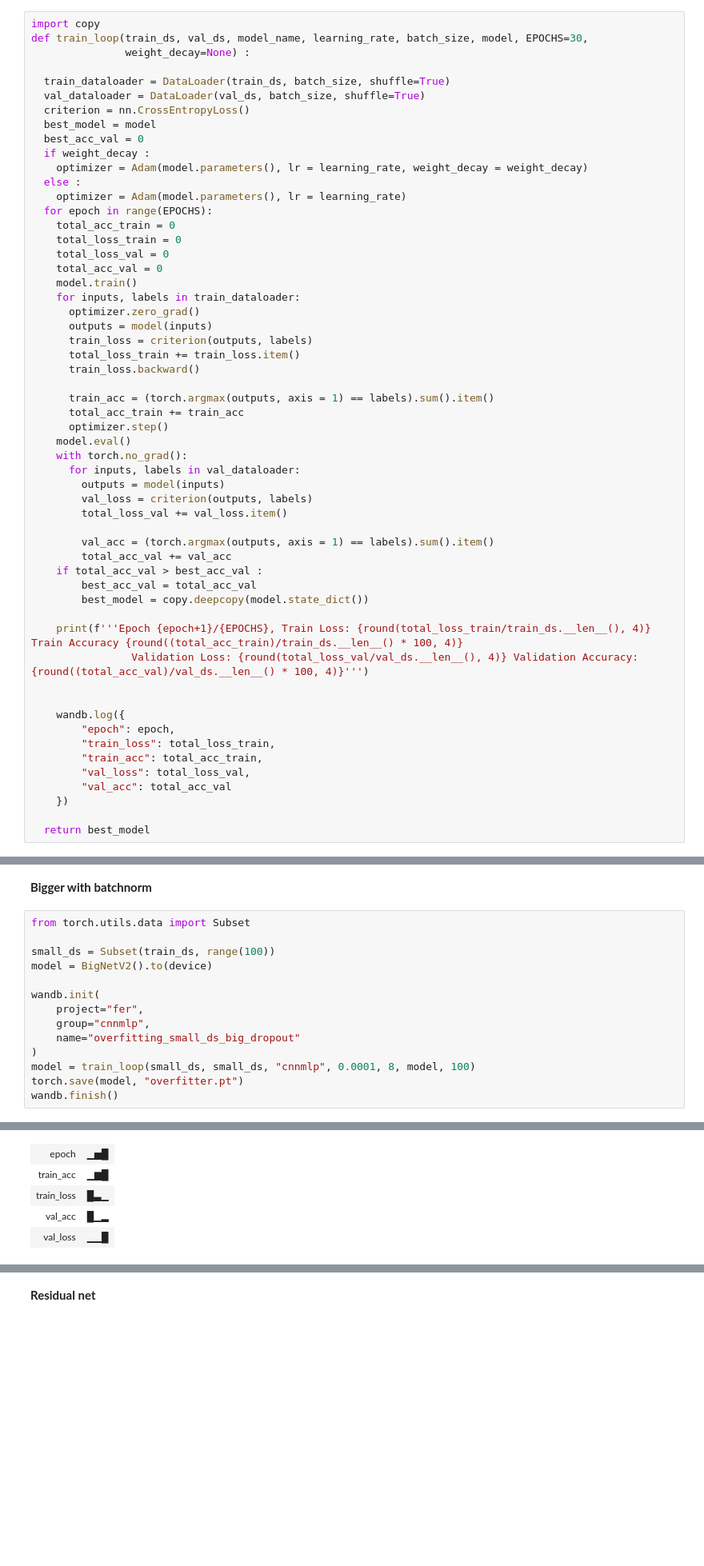
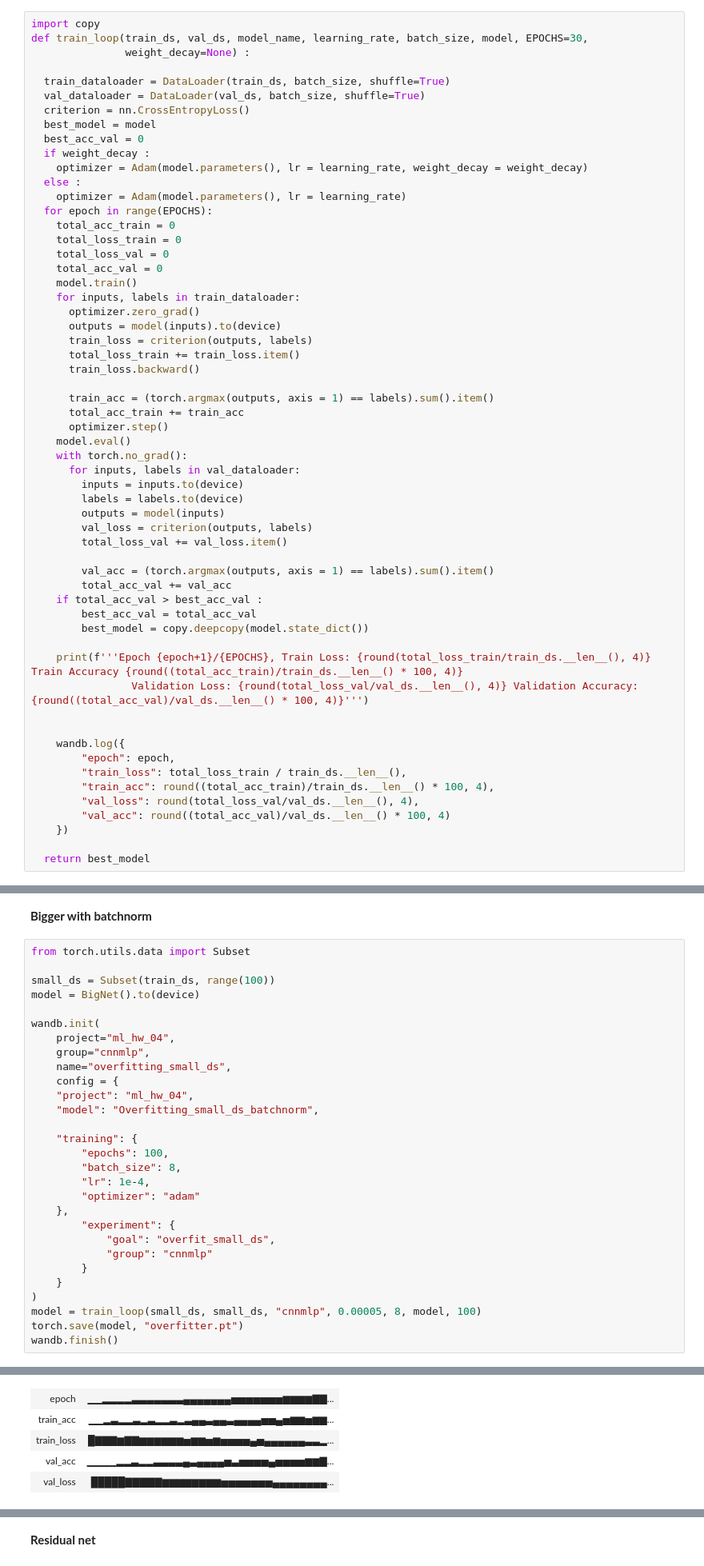
Before and after one commit to icosahedron31/Facial-Expression-Recognition, a Jupyter notebook: CNNMLP.ipynb, the cells around one changed output, grey strips where cells are left out. Shown at 80% size. Cells and saved outputs as stored; diff of their text form; blank space fills up the shorter version.

```diff
--- a/CNNMLP.ipynb
+++ b/CNNMLP.ipynb
@@ -351,7 +365,7 @@ def train_loop(train_ds, val_ds, model_name, learning_rate, batch_size, model, E
     model.train()
     for inputs, labels in train_dataloader:
       optimizer.zero_grad()
-      outputs = model(inputs)
+      outputs = model(inputs).to(device)
       train_loss = criterion(outputs, labels)
       total_loss_train += train_loss.item()
       train_loss.backward()
@@ -362,6 +376,8 @@ def train_loop(train_ds, val_ds, model_name, learning_rate, batch_size, model, E
     model.eval()
     with torch.no_grad():
       for inputs, labels in val_dataloader:
+        inputs = inputs.to(device)
+        labels = labels.to(device)
         outputs = model(inputs)
         val_loss = criterion(outputs, labels)
         total_loss_val += val_loss.item()
@@ -378,10 +394,10 @@ def train_loop(train_ds, val_ds, model_name, learning_rate, batch_size, model, E
 
     wandb.log({
         "epoch": epoch,
-        "train_loss": total_loss_train,
-        "train_acc": total_acc_train,
-        "val_loss": total_loss_val,
-        "val_acc": total_acc_val
+        "train_loss": total_loss_train / train_ds.__len__(),
+        "train_acc": round((total_acc_train)/train_ds.__len__() * 100, 4),
+        "val_loss": round(total_loss_val/val_ds.__len__(), 4),
+        "val_acc": round((total_acc_val)/val_ds.__len__() * 100, 4)
     })
 
   return best_model
@@ -468,24 +661,39 @@ wandb.finish()
 # %%
 from torch.utils.data import Subset
 
 small_ds = Subset(train_ds, range(100))
-model = BigNetV2().to(device)
+model = BigNet().to(device)
 
 wandb.init(
-    project="fer",
+    project="ml_hw_04",
     group="cnnmlp",
-    name="overfitting_small_ds_big_dropout"
+    name="overfitting_small_ds",
+    config = {
+    "project": "ml_hw_04",
+    "model": "Overfitting_small_ds_batchnorm",
+
+    "training": {
+        "epochs": 100,
+        "batch_size": 8,
+        "lr": 1e-4,
+        "optimizer": "adam"
+    },
+        "experiment": {
+            "goal": "overfit_small_ds",
+            "group": "cnnmlp"
+        }
+    }
 )
-model = train_loop(small_ds, small_ds, "cnnmlp", 0.0001, 8, model, 100)
+model = train_loop(small_ds, small_ds, "cnnmlp", 0.00005, 8, model, 100)
 torch.save(model, "overfitter.pt")
 wandb.finish()
 # %% [output]
 Finishing previous runs because reinit is set to 'default'.
 [interactive output not drawn]
 Run history:
-| epoch | ▁▅█ |
-| train_acc | ▁▆█ |
-| train_loss | █▃▁ |
-| val_acc | █▁▂ |
-| val_loss | ▁▁█ |
+| epoch | ▁▁▂▂▂▂▃▃▃▃▃▃▃▄▄▄▄▄▄▄▅▅▅▅▅▅▅▆▆▆▆▇▇... |
+| train_acc | ▁▁▂▃▂▂▃▂▃▂▂▃▂▃▄▄▃▄▄▃▄▄▄▄▅▅▄▅▆▆▅▆▆... |
+| train_loss | █▇▇▇▆▇▇▆▆▆▆▆▆▅▆▆▅▆▅▅▅▅▄▅▄▄▄▄▄▄▃▃▂... |
+| val_acc | ▁▁▁▁▂▂▃▂▂▃▃▃▃▄▃▄▄▄▄▅▃▅▅▅▅▄▅▅▅▅▆▆▇... |
+| val_loss | █████▇▇▇▇▇▆▆▆▆▆▆▆▆▅▅▅▅▅▅▅▄▄▄▄▄▄▄▄... |
 Run summary:
```
Also changed, not shown: parts of 13 cells of this notebook.
